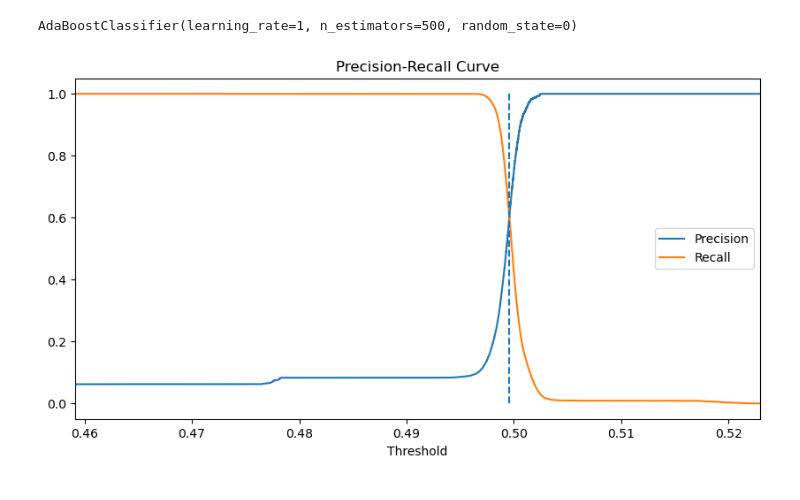
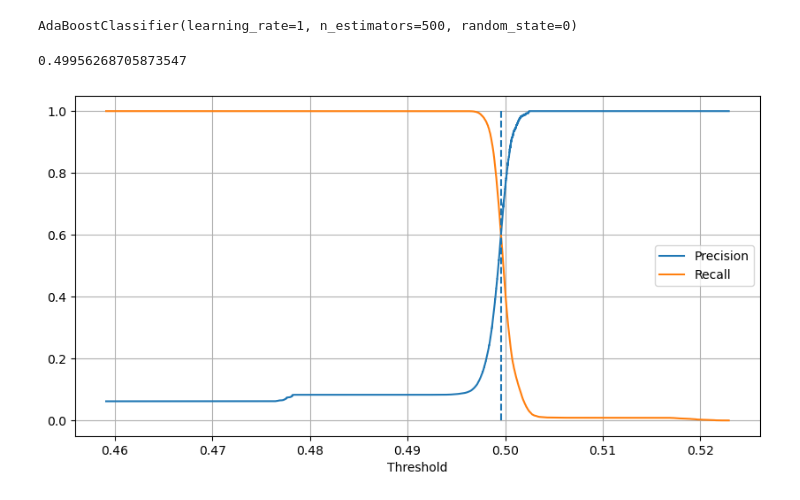
Before and after one commit to jprette/STAT-303-3, a Jupyter notebook: Code/AdaboostModel.ipynb, the cells around one changed output. Cells and saved outputs as stored; diff of their text form; code cells hidden in the pictures.

```diff
--- a/Code/AdaboostModel.ipynb
+++ b/Code/AdaboostModel.ipynb
@@ -53,17 +66,20 @@ def get_metrics(y_test, y_pred):
 def find_threshold(y_pred, y_true):
     p, r, thresholds = precision_recall_curve(y_true, y_pred)
 
-    f1 = 2 * p * r / (p + r)
-
-    ix = np.argmax(f1)
-
-    threshold = thresholds[ix]
+    f1 = 2 * (p[:-1] * r[:-1]) / (p[:-1] + r[:-1])
 
     # Plot the model precision-recall curve
 
     df = pd.DataFrame({'Precision': p[:-1], 'Recall': r[:-1], 'Threshold': thresholds})
 
-    df.plot(x='Threshold', y=['Precision', 'Recall'], figsize=(10, 5), title='Precision-Recall Curve', xlim=(min(thresholds), max(thresholds)))
+    # df.set_index('Threshold', inplace=True)
+
+    # df["Accuracy"] = df.apply(lambda row: accuracy_score(y_true, y_pred >= row.name), axis=1)
+
+    # USe f1 to find thresh
+    threshold = df.iloc[f1.argmax()]['Threshold']
+
+    df.plot(x="Threshold", y=["Precision", "Recall"], figsize=(10, 5), grid=True)
     # Add a vertical line at the threshold that maximizes F1 score
     plt.vlines(threshold, 0, 1, linestyle='--')
 
@@ -103,7 +119,9 @@ AdaBoostClassifier(learning_rate=1, n_estimators=500, random_state=0)
 y_pred_proba_train = clf.predict_proba(X)[:, 1]
 # %%
 threshold = find_threshold(y_pred_proba_train, y)
+threshold
 # %% [output]
+0.49956268705873547
-[figure, old version]
+[figure, new version]
 # %%
 y_pred_proba_test = clf.predict_proba(X_test)[:, 1]
```
Also changed, not shown: parts of 9 cells of this notebook, 1 other file.
